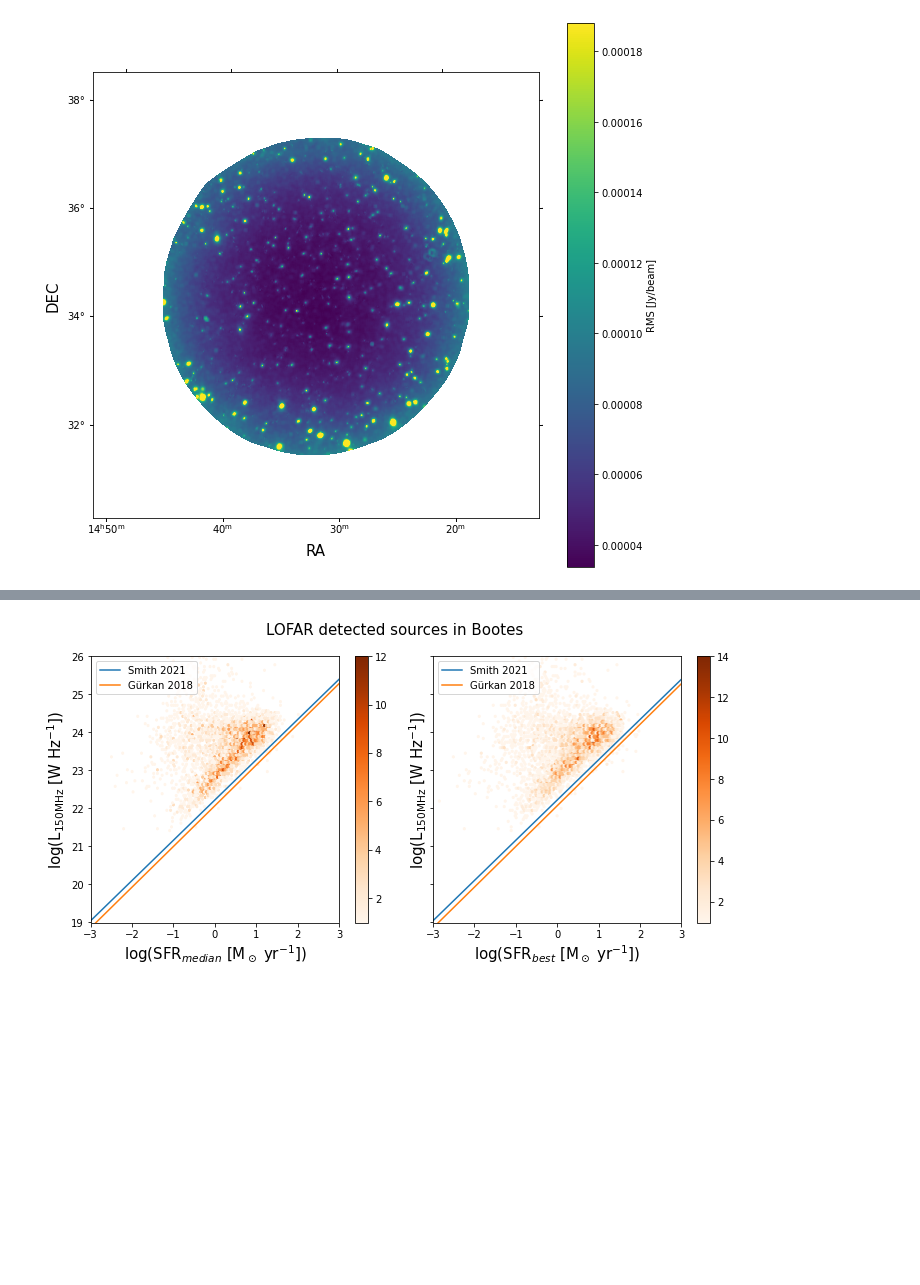
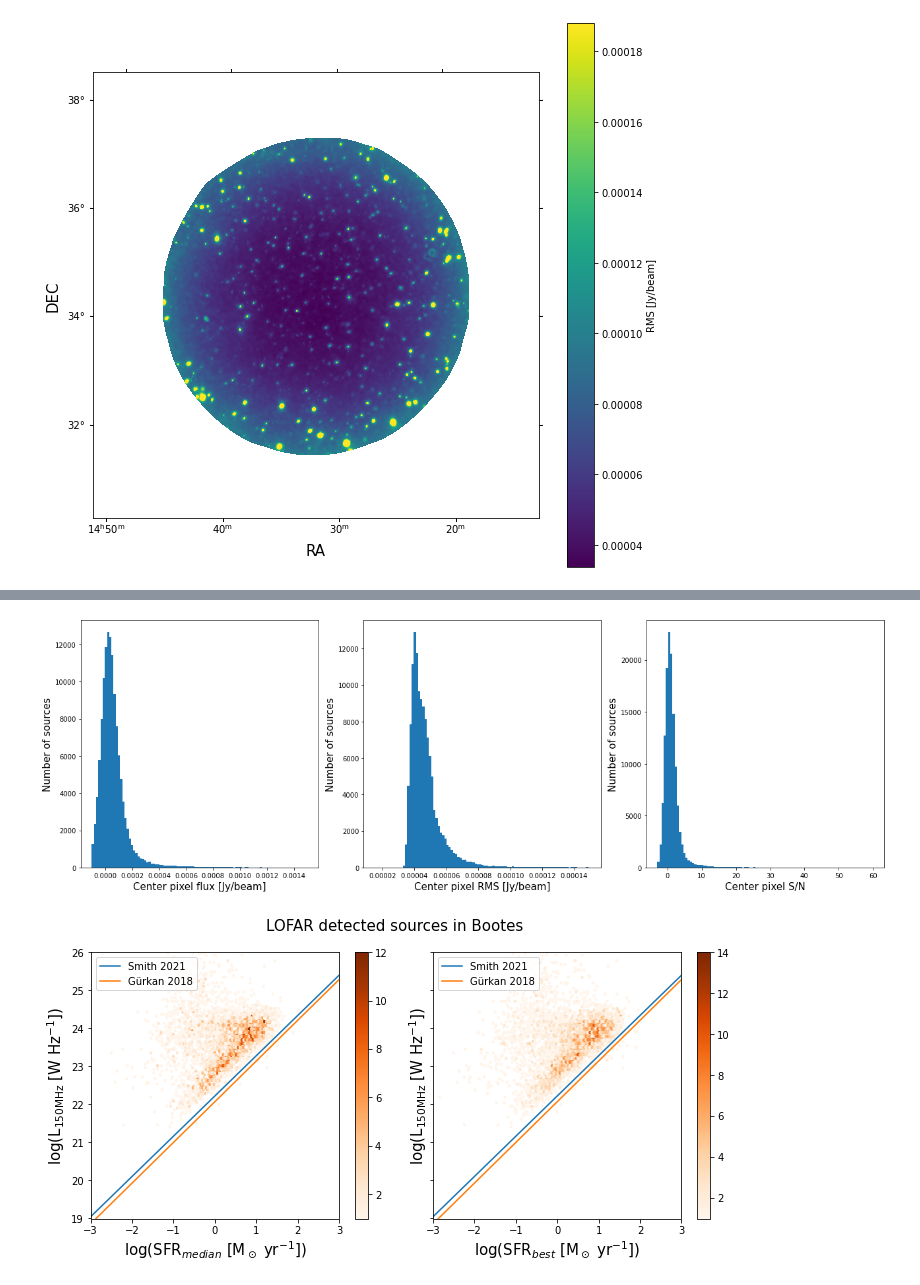
Before and after one commit to Bruno-Rodriguez/quiescent-galaxy, a Jupyter notebook: Magphys-LOFAR-SFR-test-Bootes.ipynb, the cells around one changed output, grey strips where cells are left out. Saved outputs shown, nothing was run; the diff lists cells and outputs as text; code cells hidden in the pictures; blank space fills up the shorter version.

```diff
--- a/Magphys-LOFAR-SFR-test-Bootes.ipynb
+++ b/Magphys-LOFAR-SFR-test-Bootes.ipynb
@@ -339,3 +358,18 @@ table['pix_flux'] = [get_pix_flux(ra,dec) for ra,dec in zip(table.loc[:,'RA_1'],
+# %%
+fig, ax = plt.subplots(1,3,figsize=(18,6))
+ax[0].hist(table['pix_flux'],bins=np.linspace(-0.0001,0.0015,100))
+ax[0].set_xlabel('Center pixel flux [Jy/beam]',size=15)
+ax[0].set_ylabel('Number of sources',size=15)
+ax[1].hist(table['pix_rms'],bins=np.linspace(0.000015,0.00015,100))
+ax[1].set_xlabel('Center pixel RMS [Jy/beam]',size=15)
+ax[1].set_ylabel('Number of sources',size=15)
+ax[2].hist(table['pix_StN'],bins=np.linspace(-3,60,100))
+ax[2].set_xlabel('Center pixel S/N',size=15)
+ax[2].set_ylabel('Number of sources',size=15)
+fig.tight_layout()
+plt.show()
+# %% [output]
+[figure, added]
 # %%
 def Luminosity(flux,z):
     # From flux in mJy to luminosity in W/Hz
```
Also changed, not shown: parts of 7 cells of this notebook, 2 other files.
